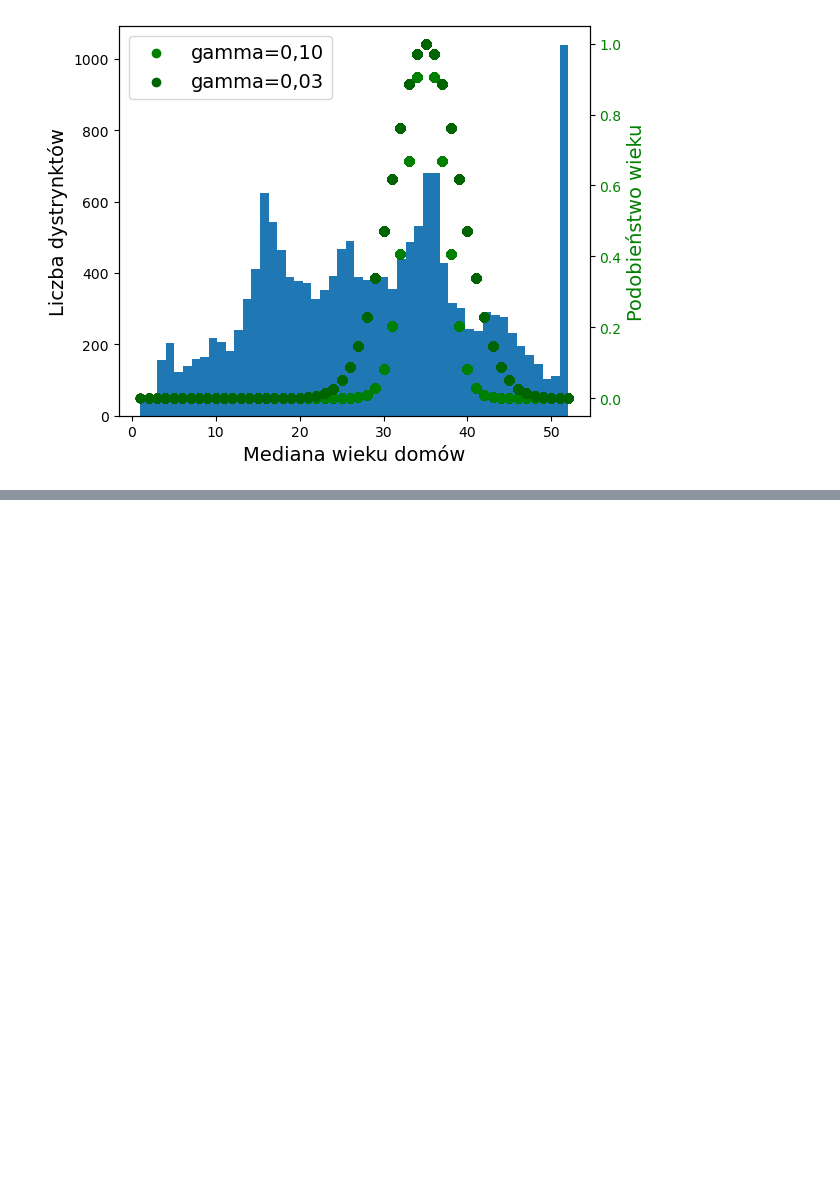
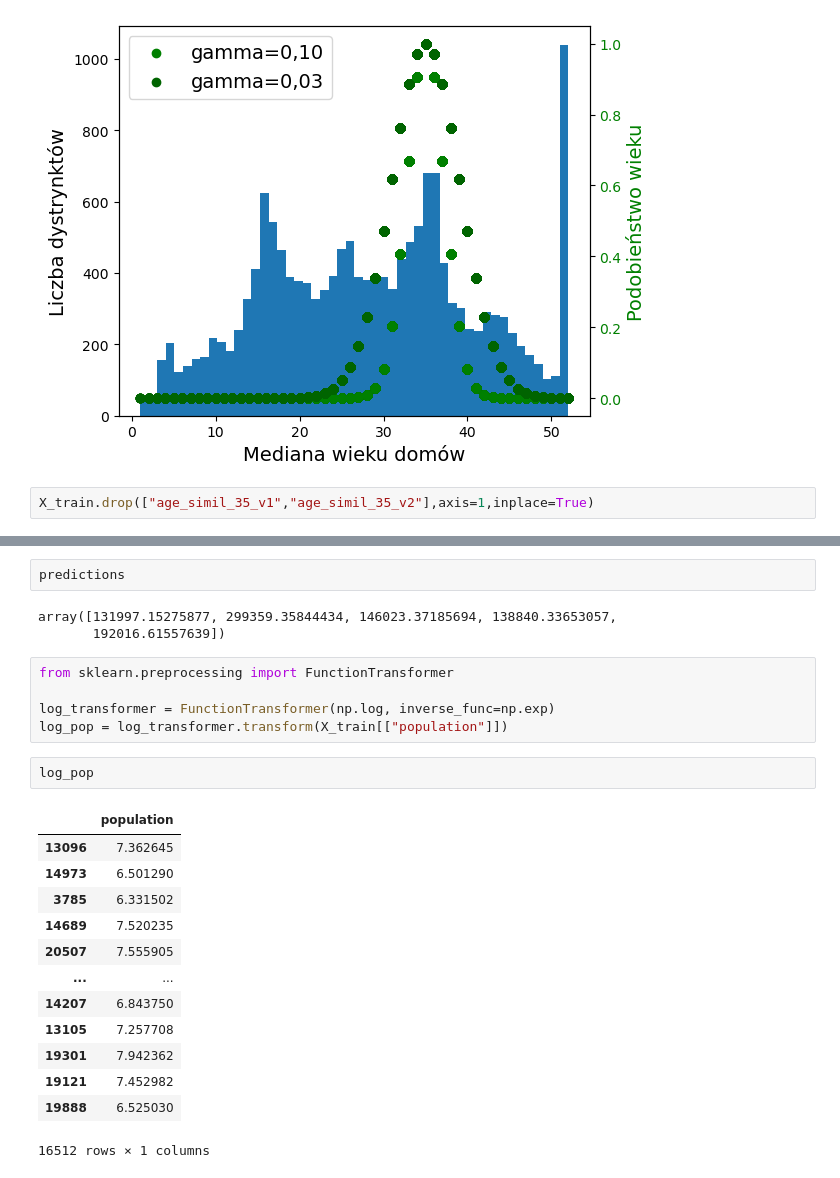
Before and after one commit to MikolajSuchan/WUM, a Jupyter notebook: notebook_2.ipynb, the cells around one changed output, grey strips where cells are left out. Saved outputs shown, nothing was run; the diff lists cells and outputs as text; blank space fills up the shorter version.

```diff
--- a/notebook_2.ipynb
+++ b/notebook_2.ipynb
@@ -634,3 +634,5 @@ save_fig("green_label")
 plt.show()
 # %% [output]
 [figure]
+# %%
+X_train.drop(["age_simil_35_v1","age_simil_35_v2"],axis=1,inplace=True)
@@ -636,0 +666,26 @@ plt.show()
+# %%
+predictions
+# %% [output]
+array([131997.15275877, 299359.35844434, 146023.37185694, 138840.33653057,
+       192016.61557639])
+# %%
+from sklearn.preprocessing import FunctionTransformer
+
+log_transformer = FunctionTransformer(np.log, inverse_func=np.exp)
+log_pop = log_transformer.transform(X_train[["population"]])
+# %%
+log_pop
+# %% [output]
+|  | population |
+| 13096 | 7.362645 |
+| 14973 | 6.501290 |
+| 3785 | 6.331502 |
+| 14689 | 7.520235 |
+| 20507 | 7.555905 |
+| ... | ... |
+| 14207 | 6.843750 |
+| 13105 | 7.257708 |
+| 19301 | 7.942362 |
+| 19121 | 7.452982 |
+| 19888 | 6.525030 |
+16512 rows × 1 columns
```
Also changed, not shown: parts of 10 cells of this notebook, 2 other files.
